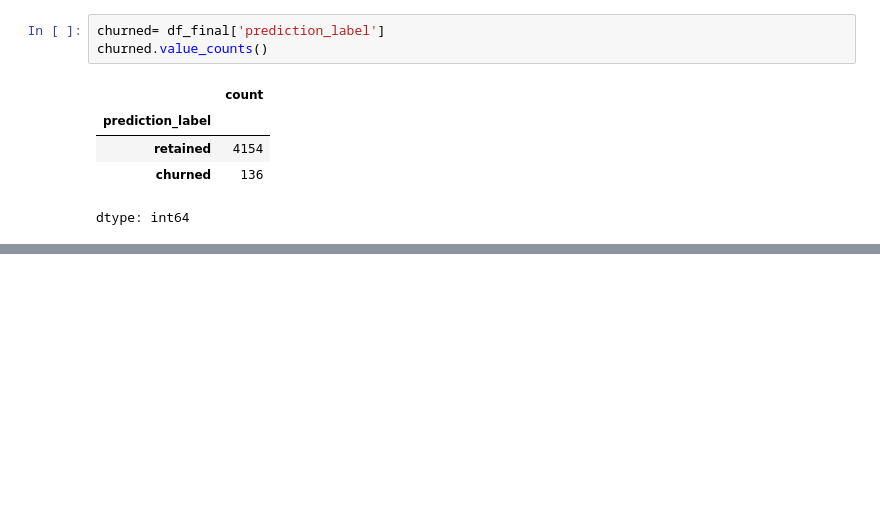
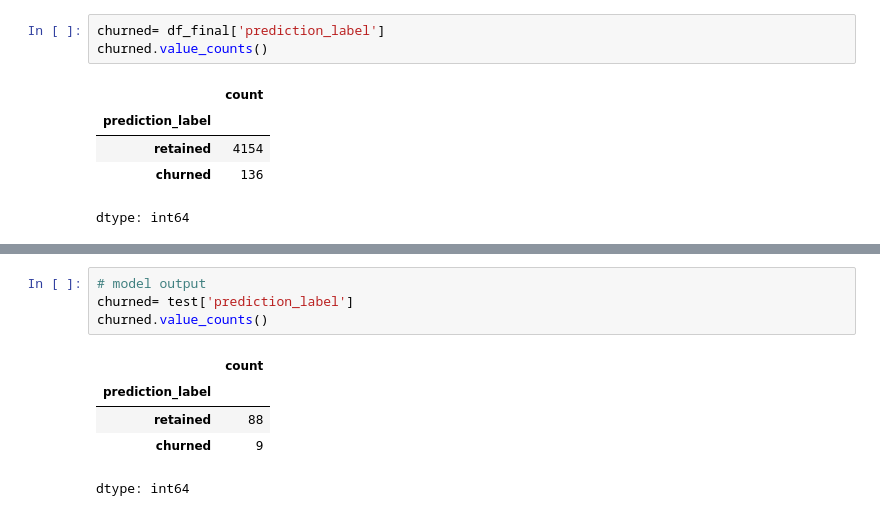
Before and after one commit to Hareg2024/User-churn, a Jupyter notebook: waze.ipynb, the cells around one changed output, grey strips where cells are left out. Saved outputs shown, nothing was run; the diff lists cells and outputs as text; blank space fills up the shorter version.

```diff
--- a/waze.ipynb
+++ b/waze.ipynb
@@ -274,0 +300,10 @@ dtype: int64
+# %%
+# model output
+churned= test['prediction_label']
+churned.value_counts()
+# %% [output]
+|  | count |
+| prediction_label |  |
+| retained | 88 |
+| churned | 9 |
+dtype: int64
```
Also changed, not shown: parts of 3 cells of this notebook.
